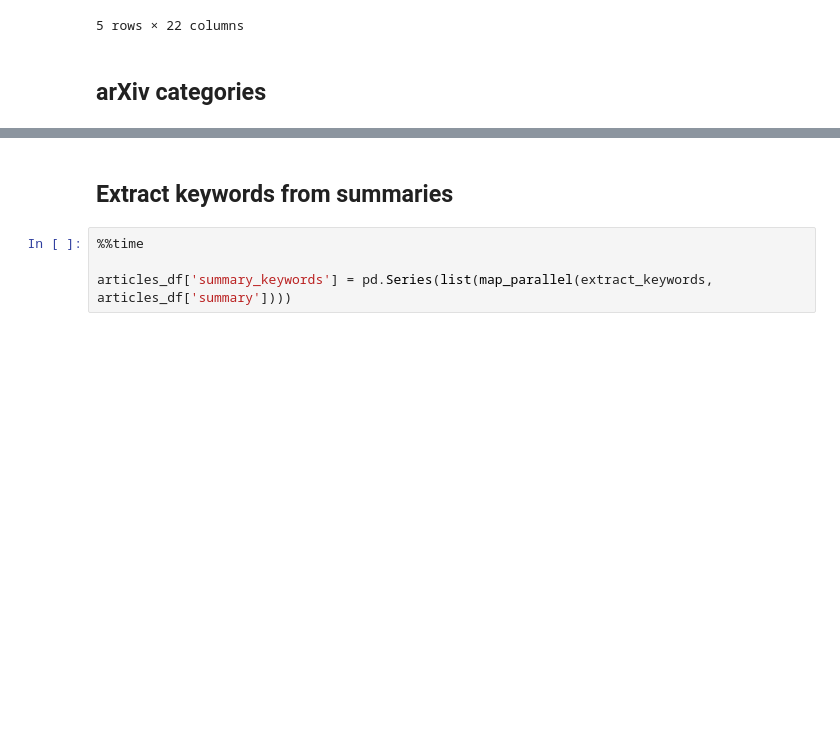
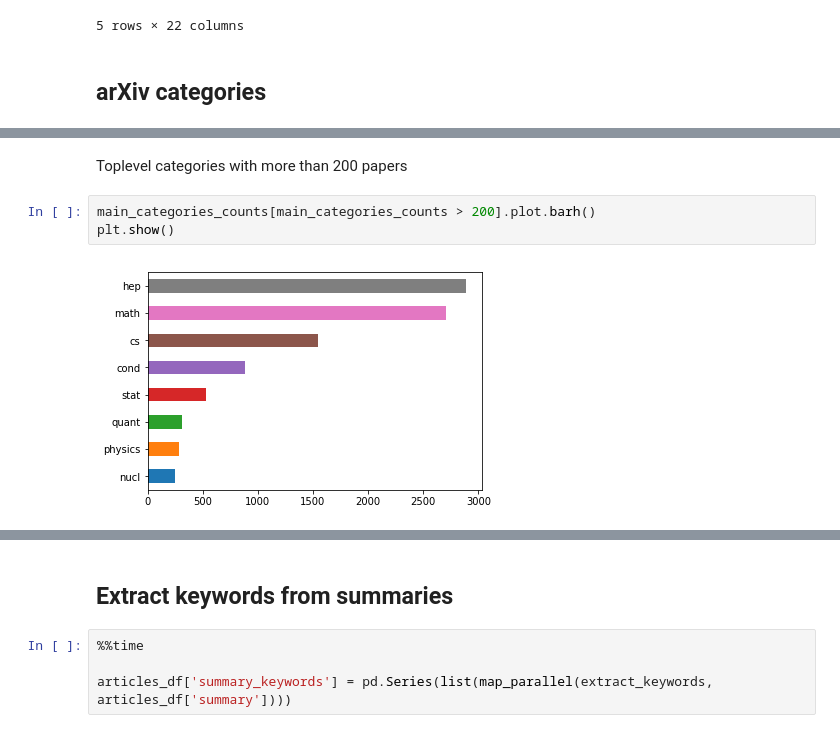
Before and after one commit to lambdaofgod/examples-counterexamples, a Jupyter notebook: notebooks/arXiv Text Mining.ipynb, the cells around one changed output, grey strips where cells are left out. Cells and saved outputs as stored; diff of their text form; blank space fills up the shorter version.

```diff
--- a/notebooks/arXiv Text Mining.ipynb
+++ b/notebooks/arXiv Text Mining.ipynb
@@ -215,3 +249,10 @@ plt.show()
+# %% [markdown]
+Toplevel categories with more than 200 papers
+# %%
+main_categories_counts[main_categories_counts > 200].plot.barh()
+plt.show()
+# %% [output]
+[figure, added]
 # %%
 categories.value_counts(ascending=True)[-10:].plot.barh()
 plt.show()
```
Also changed, not shown: parts of 22 cells of this notebook.
